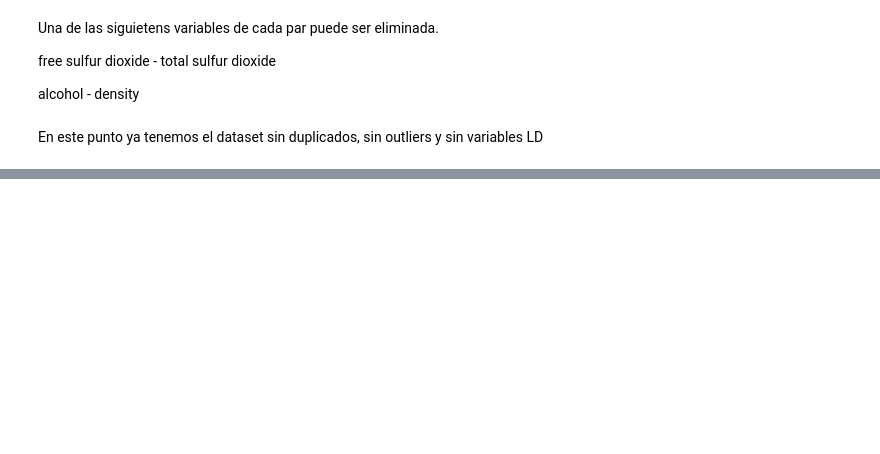
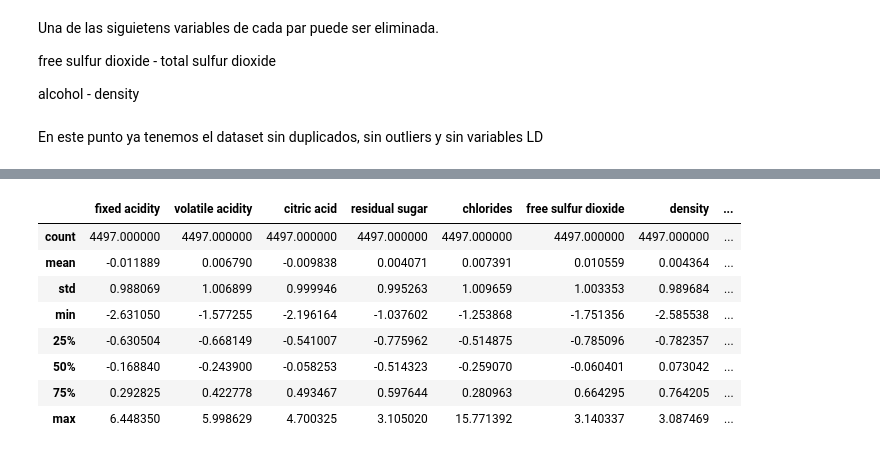
Before and after one commit to MartinO32/PP1_grupo23, a Jupyter notebook: qualivino_predictor.ipynb, the cells around one changed output, grey strips where cells are left out. Cells and saved outputs as stored; diff of their text form; code cells hidden in the pictures; blank space fills up the shorter version.

```diff
--- a/qualivino_predictor.ipynb
+++ b/qualivino_predictor.ipynb
@@ -983,0 +1313,19 @@ En este punto ya tenemos el dataset sin duplicados, sin outliers y sin variables
+# %%
+# Dividimos los datos en conjuntos de entrenamiento y prueba.
+
+from sklearn.model_selection import train_test_split
+x_train,x_test,y_train,y_test = train_test_split(x,y,test_size=0.3,random_state=0)
+# %%
+# Obtenemos un resumen estadístico del Dataframe de entrenamiento y del de prueba.
+
+x_train.describe()
+# %% [output]
+|  | fixed acidity | volatile acidity | citric acid | residual sugar | chlorides | free sulfur dioxide | density | ... |
+| count | 4497.000000 | 4497.000000 | 4497.000000 | 4497.000000 | 4497.000000 | 4497.000000 | 4497.000000 | ... |
+| mean | -0.011889 | 0.006790 | -0.009838 | 0.004071 | 0.007391 | 0.010559 | 0.004364 | ... |
+| std | 0.988069 | 1.006899 | 0.999946 | 0.995263 | 1.009659 | 1.003353 | 0.989684 | ... |
+| min | -2.631050 | -1.577255 | -2.196164 | -1.037602 | -1.253868 | -1.751356 | -2.585538 | ... |
+| 25% | -0.630504 | -0.668149 | -0.541007 | -0.775962 | -0.514875 | -0.785096 | -0.782357 | ... |
+| 50% | -0.168840 | -0.243900 | -0.058253 | -0.514323 | -0.259070 | -0.060401 | 0.073042 | ... |
+| 75% | 0.292825 | 0.422778 | 0.493467 | 0.597644 | 0.280963 | 0.664295 | 0.764205 | ... |
+| max | 6.448350 | 5.998629 | 4.700325 | 3.105020 | 15.771392 | 3.140337 | 3.087469 | ... |
```
Also changed, not shown: parts of 42 cells of this notebook.
